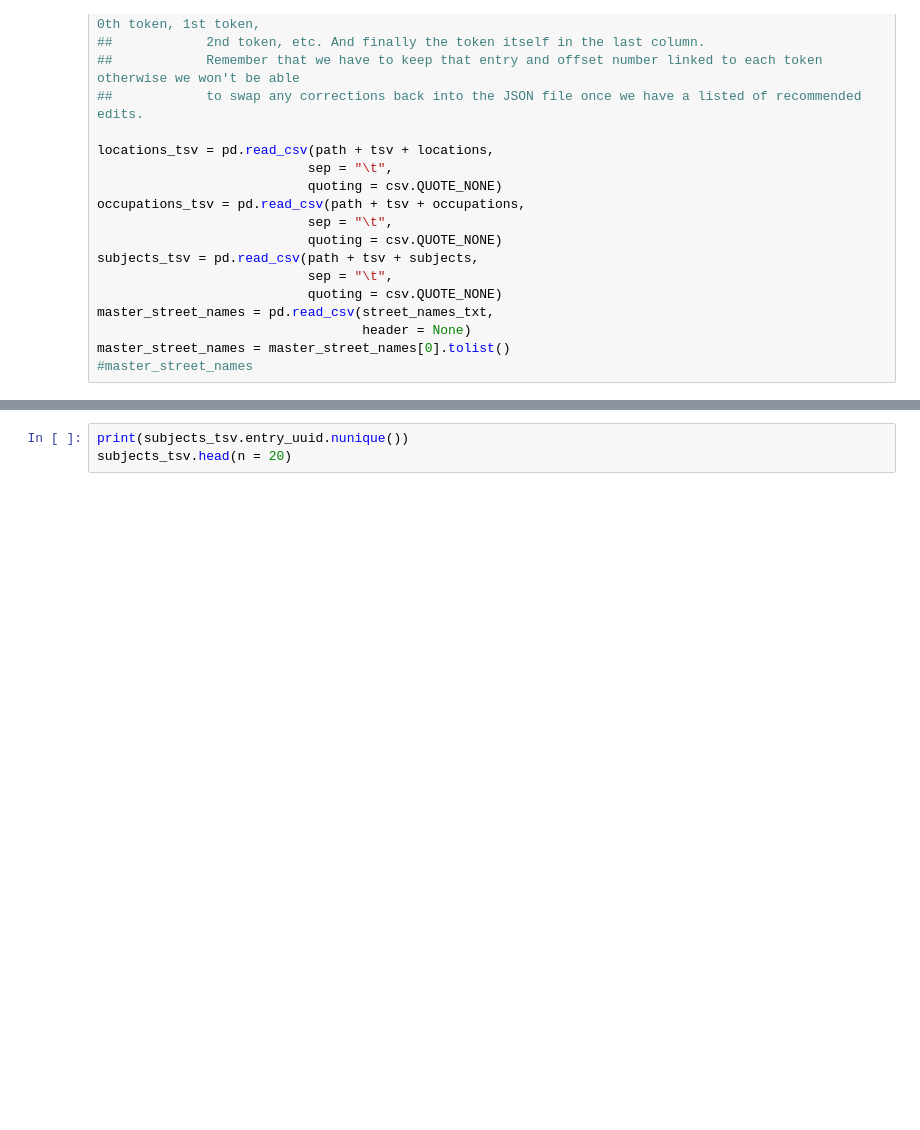
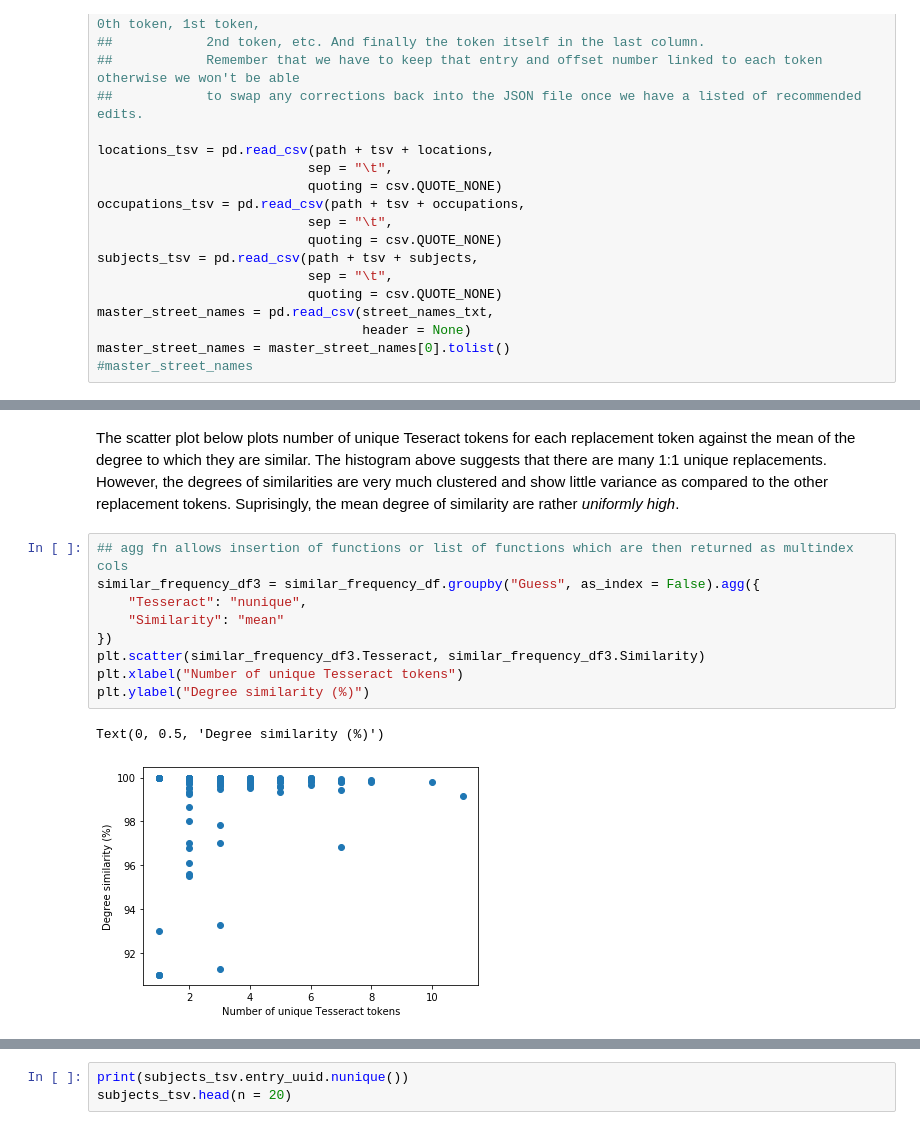
Before and after one commit to westerleyy/NYU-CityDirectories-Project, a Jupyter notebook: Final Post Processing.ipynb, the cells around one changed output, grey strips where cells are left out. Drawn from its saved outputs; the diff is of its cells as text; blank space fills up the shorter version.

```diff
--- a/Final Post Processing.ipynb
+++ b/Final Post Processing.ipynb
@@ -95,0 +172,14 @@ locations_tsv_trunc_2["token_matched"] = locations_tsv_trunc_2["token_re"].apply
+# %% [markdown]
+The scatter plot below plots number of unique Teseract tokens for each replacement token against the mean of the degree to which they are similar. The histogram above suggests that there are many 1:1 unique replacements. However, the degrees of similarities are very much clustered and show little variance as compared to the other replacement tokens. Suprisingly, the mean degree of similarity are rather *uniformly high*.
+# %%
+## agg fn allows insertion of functions or list of functions which are then returned as multindex cols
+similar_frequency_df3 = similar_frequency_df.groupby("Guess", as_index = False).agg({
+    "Tesseract": "nunique",
+    "Similarity": "mean"
+})
+plt.scatter(similar_frequency_df3.Tesseract, similar_frequency_df3.Similarity)
+plt.xlabel("Number of unique Tesseract tokens")
+plt.ylabel("Degree similarity (%)")
+# %% [output]
+Text(0, 0.5, 'Degree similarity (%)')
+[figure, added]
```
Also changed, not shown: parts of 29 cells of this notebook.
